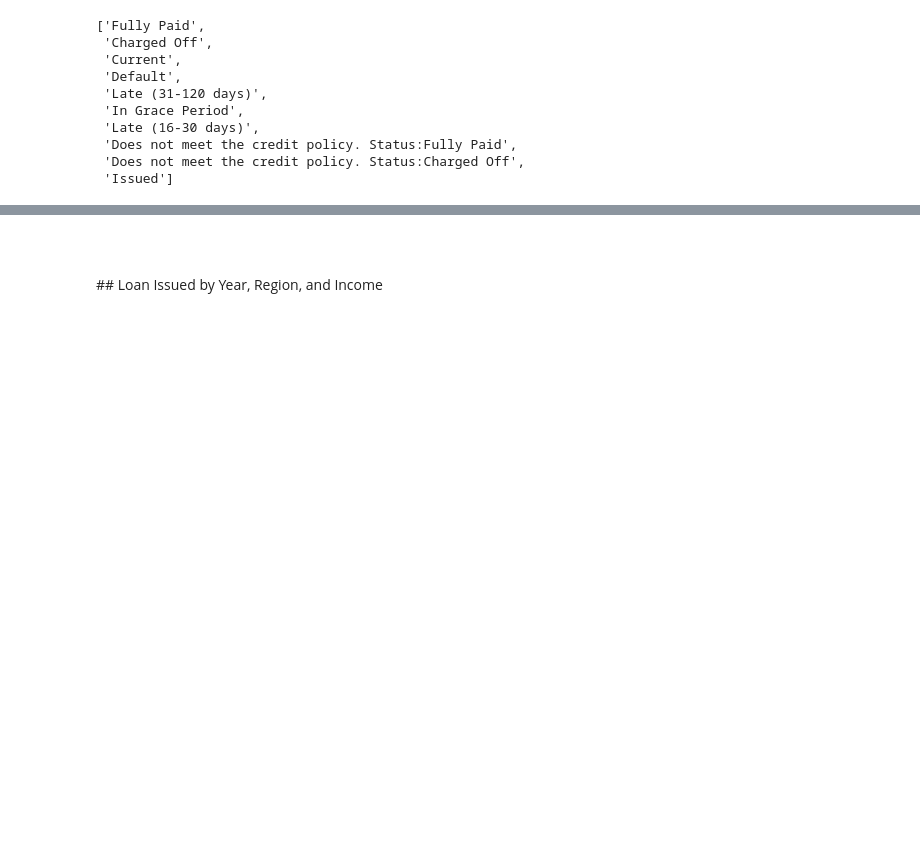
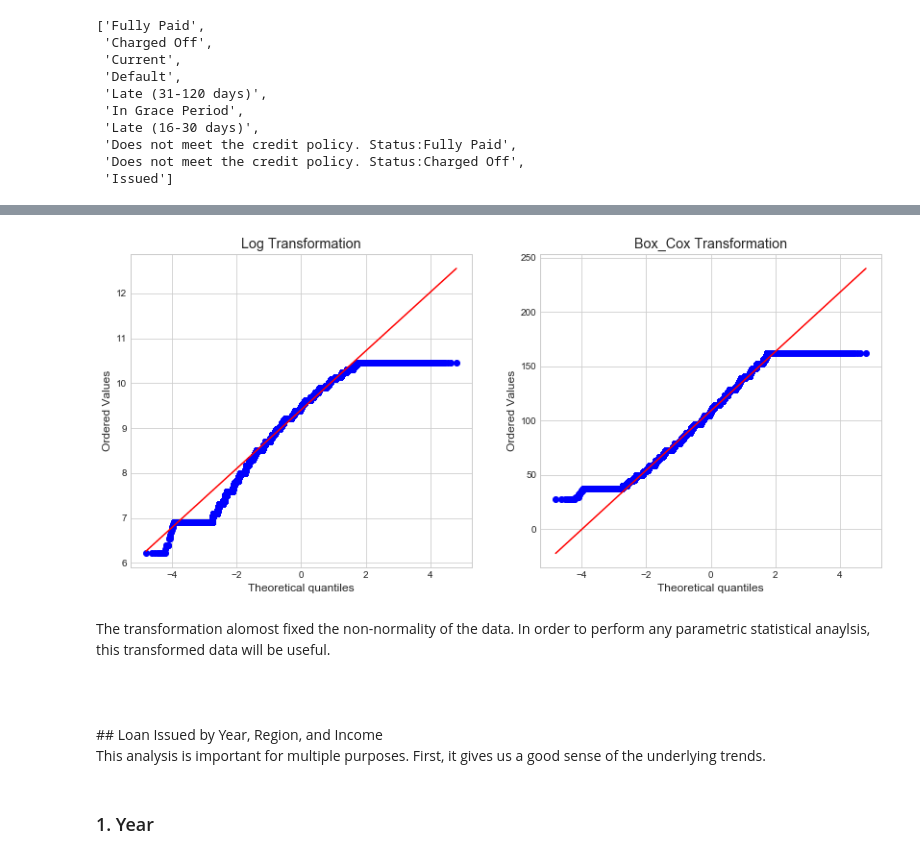
Before and after one commit to Kearlay/lending_club_classification, a Jupyter notebook: lending_club_classification.ipynb, the cells around one changed output, grey strips where cells are left out. Saved outputs shown, nothing was run; the diff lists cells and outputs as text; code cells hidden in the pictures; blank space fills up the shorter version.

```diff
--- a/lending_club_classification.ipynb
+++ b/lending_club_classification.ipynb
@@ -200,8 +197,32 @@ plt.grid(True)
+# %%
+plt.figure(figsize=(14,6))
+
+# Log Transformation
+ax1 = plt.subplot(121)
+log_trans = np.log(loan_amount)
+res = stats.probplot(log_trans, plot=plt)
+ax1.set_title("Log Transformation")
+
+# Box-Cox
+ax2 = plt.subplot(122)
+box_cox, _ = stats.boxcox(loan_amount)
+res = stats.probplot(box_cox, plot=plt)
+ax2.set_title("Box_Cox Transformation")
+
+plt.show()
+# %% [output]
+[figure, added]
+# %% [markdown]
+The transformation alomost fixed the non-normality of the data. In order to perform any parametric statistical anaylsis, this transformed data will be useful.
 # %% [markdown]
 <br>
 <br>
 <a id="by_factors"></a>
 ## Loan Issued by Year, Region, and Income
+
+This analysis is important for multiple purposes. First, it gives us a good sense of the underlying trends.
+# %% [markdown]
+### 1. Year
 # %%
 # Transform the issue dates by year.
 ori_df['issue_d'].head()
```
Also changed, not shown: parts of 51 cells of this notebook, 2 other files.
